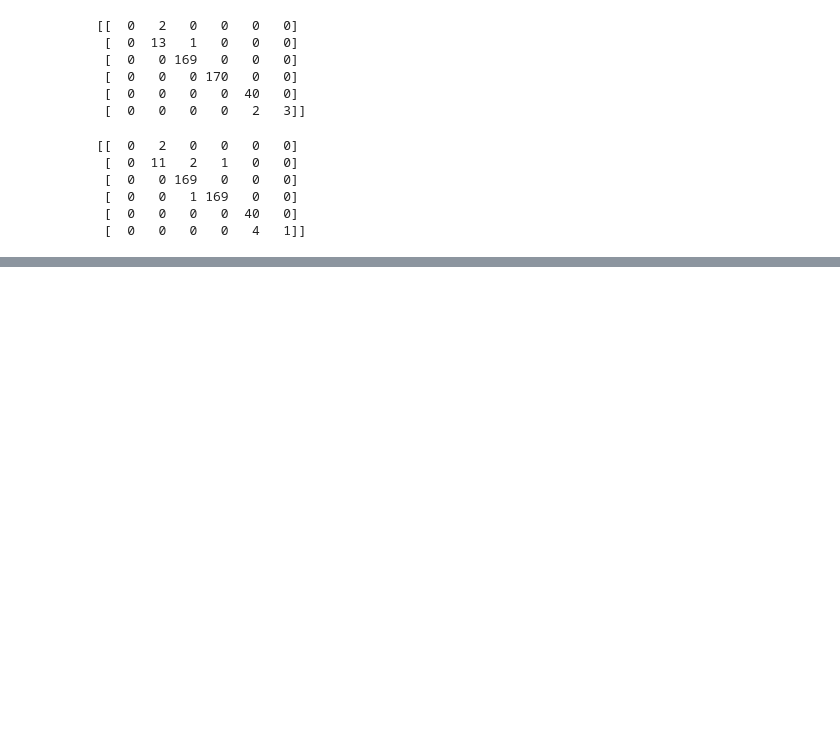
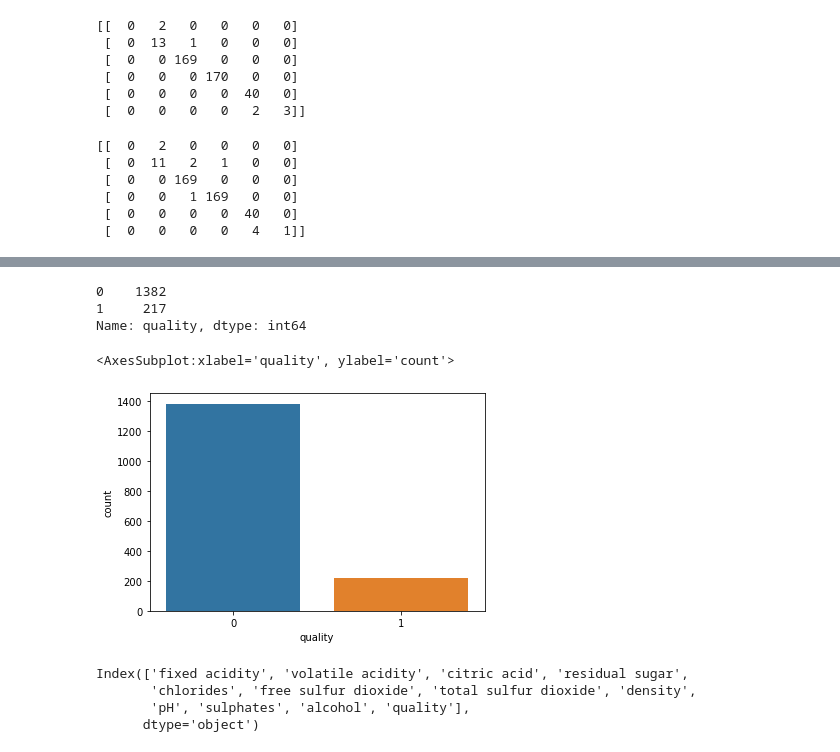
Before and after one commit to renecartaya/Quality-Analysis, a Jupyter notebook: Quality_Analysis.ipynb, the cells around one changed output, grey strips where cells are left out. Saved outputs shown, nothing was run; the diff lists cells and outputs as text; code cells hidden in the pictures; blank space fills up the shorter version.

```diff
--- a/Quality_Analysis.ipynb
+++ b/Quality_Analysis.ipynb
@@ -216,0 +234,3 @@ print(cm)
+# %%
+# Importing the dataset
+wine = pd.read_csv('C:/Users/renea/Desktop/winequality-red.csv', sep = ';')
@@ -216,0 +246,26 @@ print(cm)
+# %%
+# #Making binary classificaion for the response variable.
+from sklearn.preprocessing import LabelEncoder
+bins = (2, 6.5, 8)
+group_names = ['bad', 'good']
+wine['quality'] = pd.cut(wine['quality'], bins = bins, labels = group_names)
+label_quality = LabelEncoder()
+wine['quality'] = label_quality.fit_transform(wine['quality'])
+wine['quality'].value_counts()
+# %% [output]
+0    1382
+1     217
+Name: quality, dtype: int64
+# %%
+#plotting the response variable
+sns.countplot(wine['quality'])
+# %% [output]
+<AxesSubplot:xlabel='quality', ylabel='count'>
+[figure, added]
+# %%
+wine.columns
+# %% [output]
+Index(['fixed acidity', 'volatile acidity', 'citric acid', 'residual sugar',
+       'chlorides', 'free sulfur dioxide', 'total sulfur dioxide', 'density',
+       'pH', 'sulphates', 'alcohol', 'quality'],
+      dtype='object')
```
Also changed, not shown: parts of 34 cells of this notebook.
